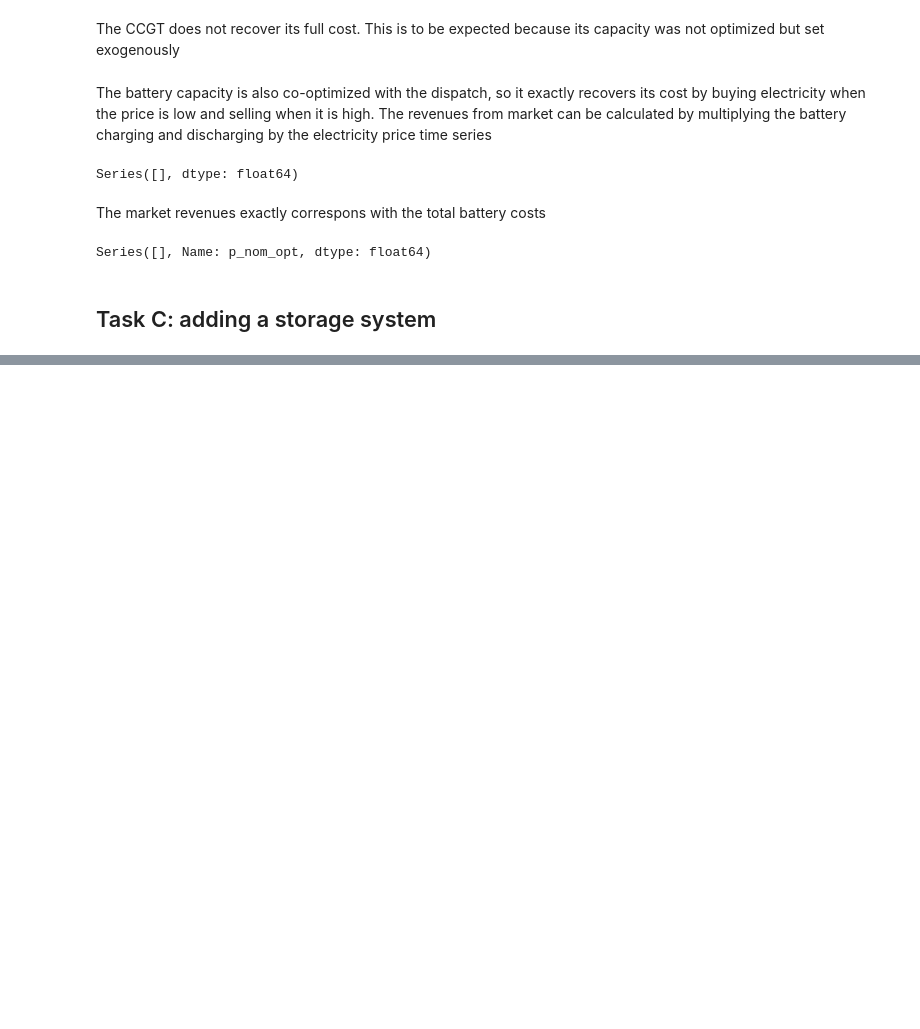
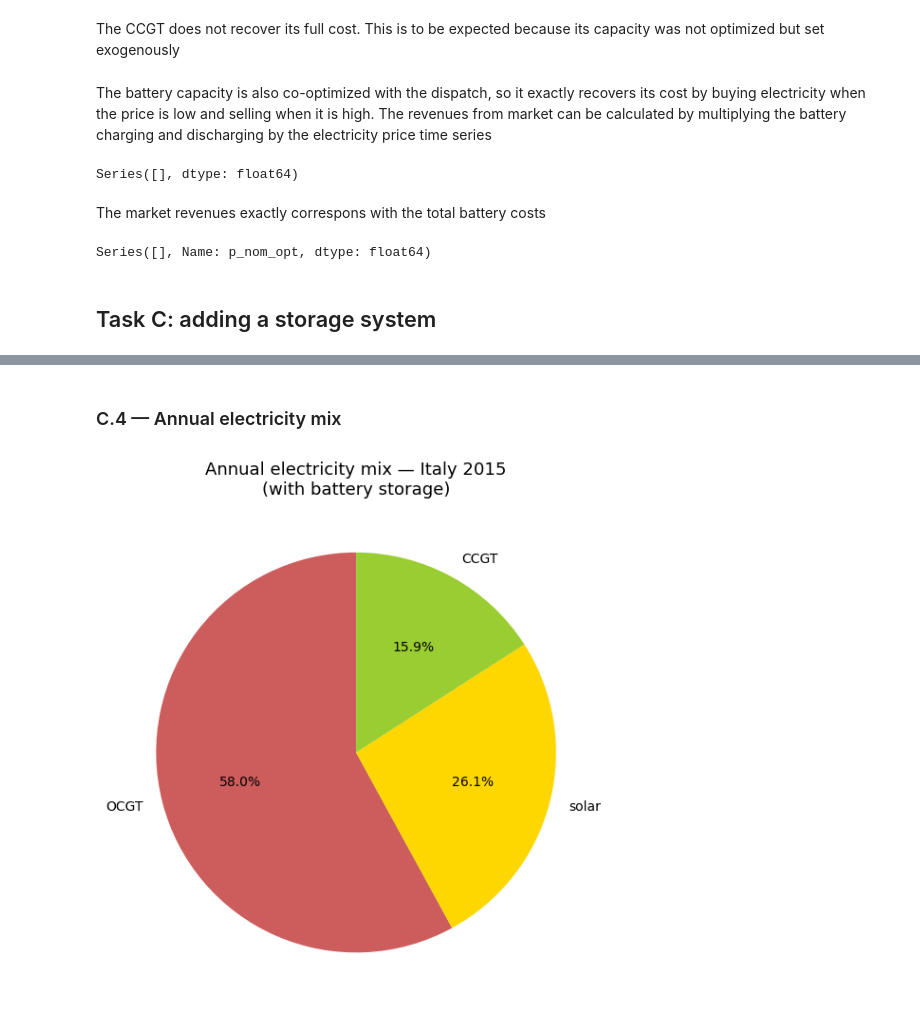
Before and after one commit to kryists/46770-integrated-energy-grids, a Jupyter notebook: taskA.ipynb, the cells around one changed output, grey strips where cells are left out. Saved outputs shown, nothing was run; the diff lists cells and outputs as text; code cells hidden in the pictures; blank space fills up the shorter version.

Commit message:
Task c

```diff
--- a/taskA.ipynb
+++ b/taskA.ipynb
@@ -547,0 +706,20 @@ Series([], Name: p_nom_opt, dtype: float64)
+# %%
+# Generators
+gen_cap = n.generators.p_nom_opt.copy()
+gen_cap.loc["CCGT"] = n.generators.loc["CCGT", "p_nom"]  # fixed
+bat_cap = n.storage_units.p_nom_opt
+
+print("=== Optimal capacities (GW) ===")
+print(gen_cap.div(1e3).rename(lambda x: x).to_string())
+print("battery storage: {:.2f} GW  ({:.2f} GWh)".format(
+    bat_cap["battery storage"] / 1e3,
+    bat_cap["battery storage"] * 2 / 1e3))
+
+print("\n=== Annual generation (TWh) ===")
+gen_energy = n.generators_t.p.sum().div(1e6)
+bat_discharge = n.storage_units_t.p.clip(lower=0).sum().div(1e6)
+print(gen_energy.to_string())
+print("battery (discharge): {:.2f} TWh".format(bat_discharge["battery storage"]))
+
+total_demand = n.loads_t.p_set.sum().values[0] / 1e6
+print("\nTotal demand: {:.2f} TWh".format(total_demand))
@@ -547,0 +744,21 @@ Series([], Name: p_nom_opt, dtype: float64)
+# %% [markdown]
+### C.4 — Annual electricity mix
+# %%
+fig, ax = plt.subplots(figsize=(6, 6))
+mix = pd.concat([gen_energy, bat_discharge.rename({"battery storage": "battery (discharge)"})])
+mix = mix[mix > 0.01]
+carrier_colors = dict(zip(
+    ["OCGT", "onwind", "solar", "CCGT", "battery (discharge)"],
+    ["indianred", "dodgerblue", "gold", "yellowgreen", "slategray"]
+))
+colors_pie = [carrier_colors.get(t, "gray") for t in mix.index]
+
+wedges, texts, autotexts = ax.pie(
+    mix, labels=mix.index, autopct="%1.1f%%",
+    colors=colors_pie, startangle=90)
+ax.set_title("Annual electricity mix — Italy 2015\n(with battery storage)", fontsize=13)
+plt.tight_layout()
+plt.savefig("taskC_annual_mix.png", dpi=150)
+plt.show()
+# %% [output]
+[figure, added]
```
Also changed, not shown: parts of 21 cells of this notebook, 8 other files.
